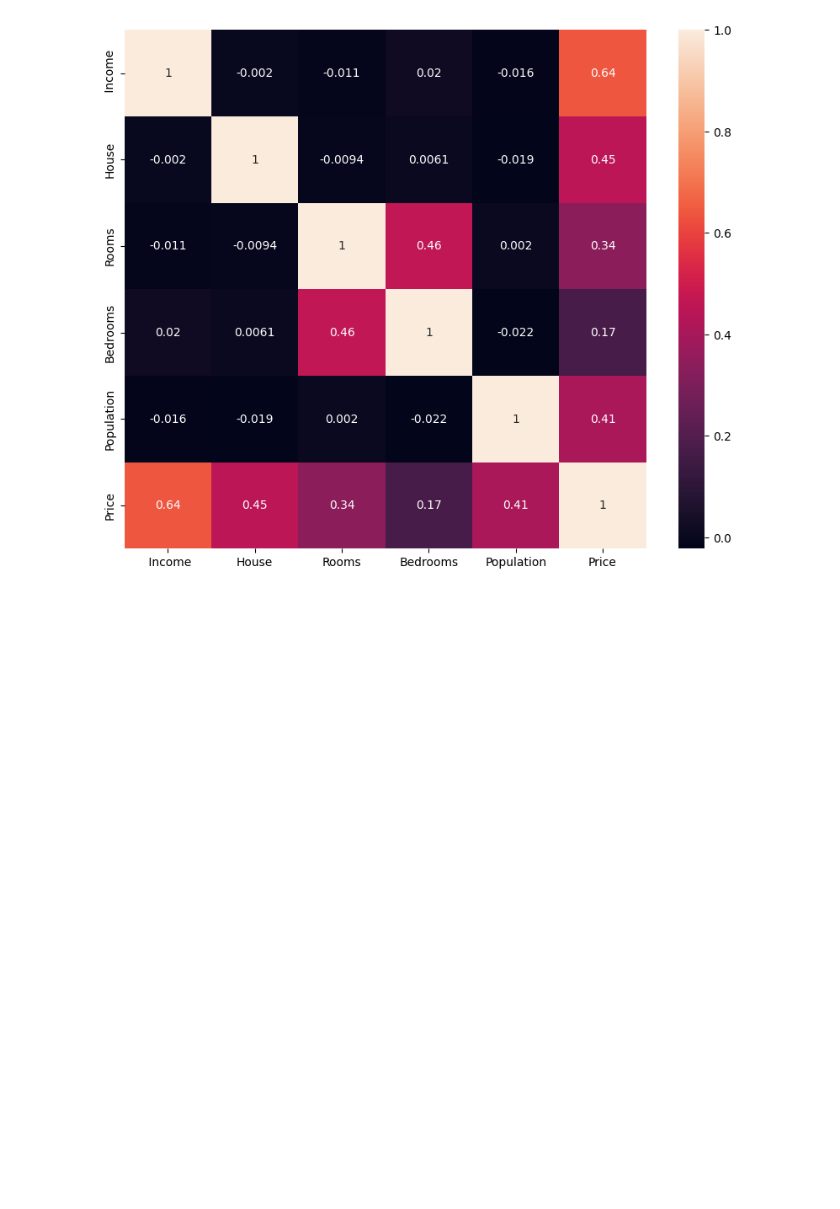
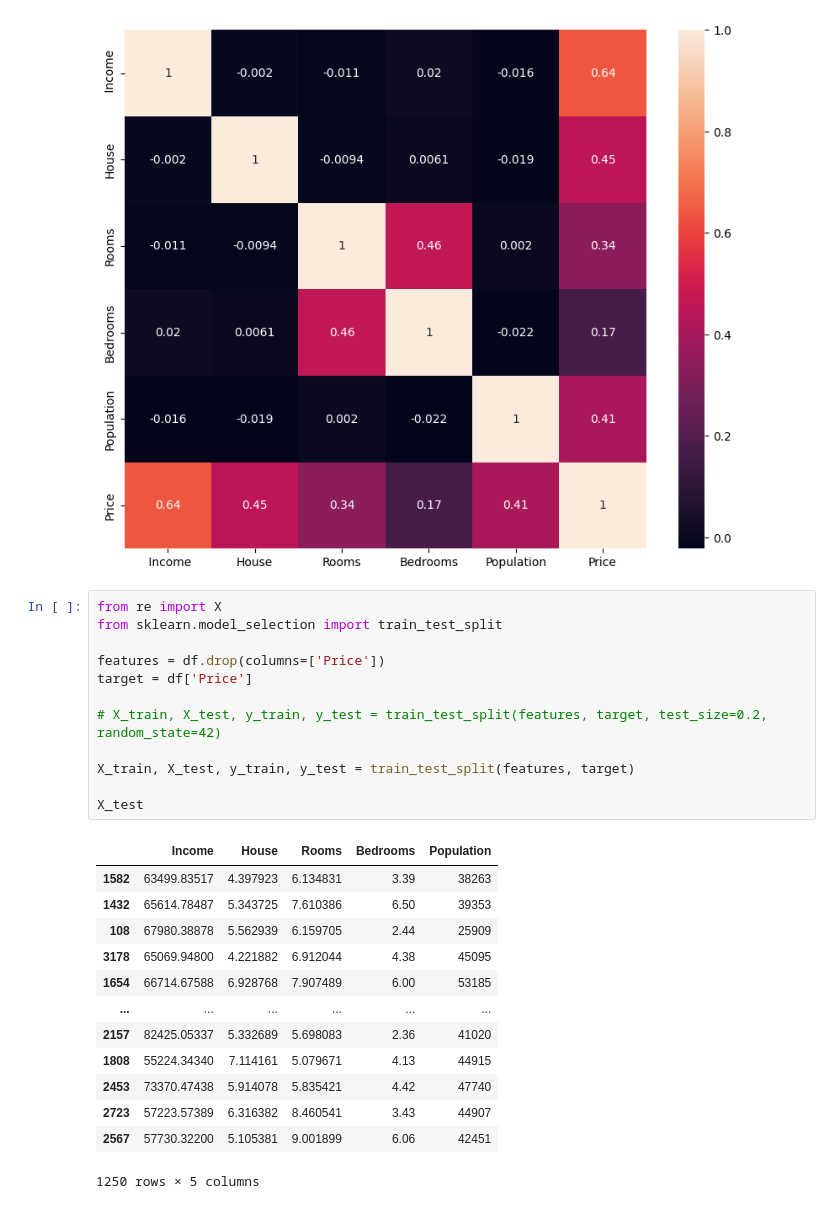
Before and after one commit to faruk950147/Python-A-to-Z, a Jupyter notebook: 07 ML/clean data/USA-Housing/main.ipynb, the cells around one changed output. Cells and saved outputs as stored; diff of their text form; blank space fills up the shorter version.

```diff
--- a/07 ML/clean data/USA-Housing/main.ipynb
+++ b/07 ML/clean data/USA-Housing/main.ipynb
@@ -22,3 +22,29 @@ sns.heatmap(corr, annot=True,)
 plt.show()
 # %% [output]
 [figure]
+# %%
+from re import X
+from sklearn.model_selection import train_test_split
+
+features = df.drop(columns=['Price'])
+target = df['Price']
+
+# X_train, X_test, y_train, y_test = train_test_split(features, target, test_size=0.2, random_state=42)
+
+X_train, X_test, y_train, y_test = train_test_split(features, target)
+
+X_test
+# %% [output]
+|  | Income | House | Rooms | Bedrooms | Population |
+| 1582 | 63499.83517 | 4.397923 | 6.134831 | 3.39 | 38263 |
+| 1432 | 65614.78487 | 5.343725 | 7.610386 | 6.50 | 39353 |
+| 108 | 67980.38878 | 5.562939 | 6.159705 | 2.44 | 25909 |
+| 3178 | 65069.94800 | 4.221882 | 6.912044 | 4.38 | 45095 |
+| 1654 | 66714.67588 | 6.928768 | 7.907489 | 6.00 | 53185 |
+| ... | ... | ... | ... | ... | ... |
+| 2157 | 82425.05337 | 5.332689 | 5.698083 | 2.36 | 41020 |
+| 1808 | 55224.34340 | 7.114161 | 5.079671 | 4.13 | 44915 |
+| 2453 | 73370.47438 | 5.914078 | 5.835421 | 4.42 | 47740 |
+| 2723 | 57223.57389 | 6.316382 | 8.460541 | 3.43 | 44907 |
+| 2567 | 57730.32200 | 5.105381 | 9.001899 | 6.06 | 42451 |
+1250 rows × 5 columns
```
Also changed, not shown: 2 other files.
